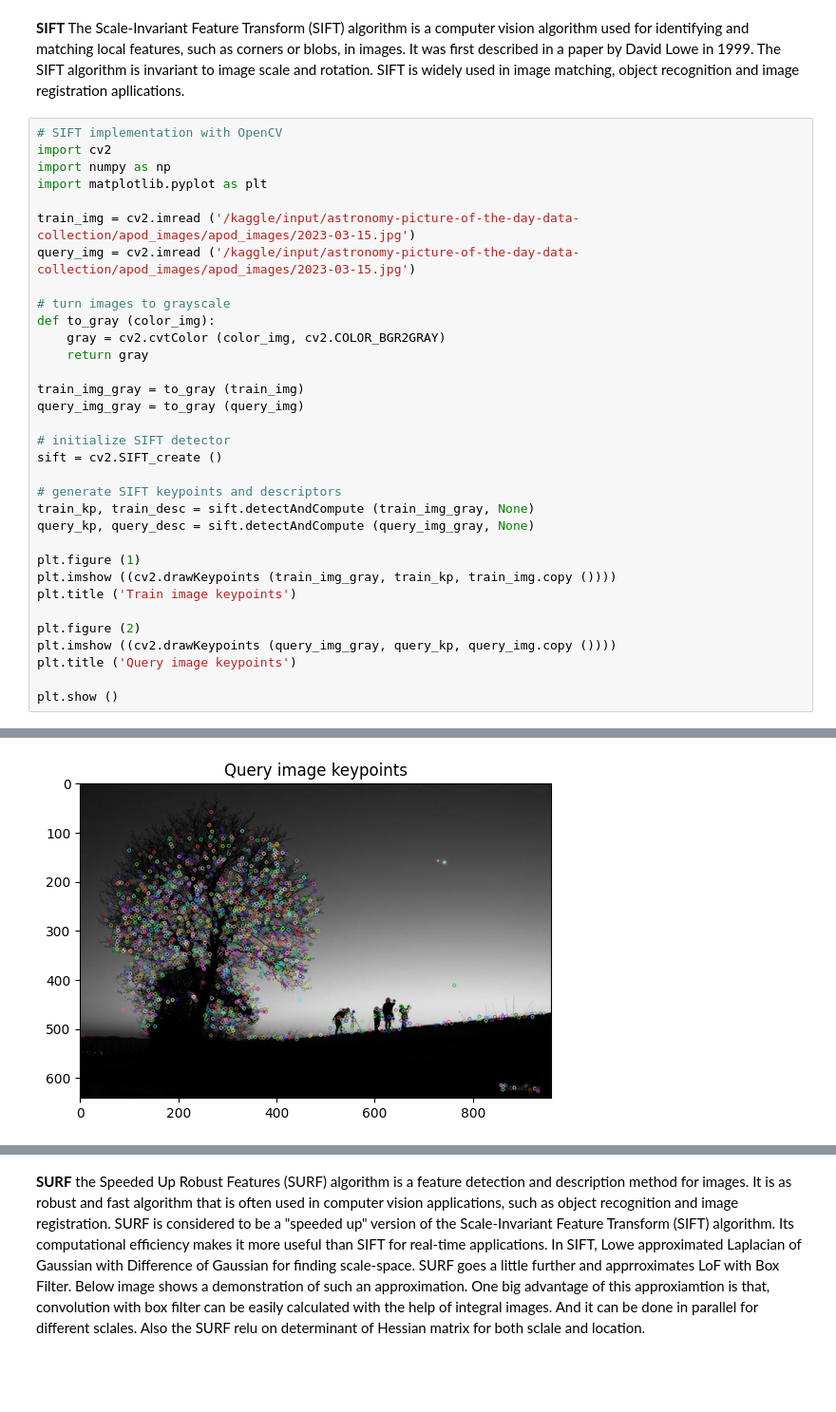
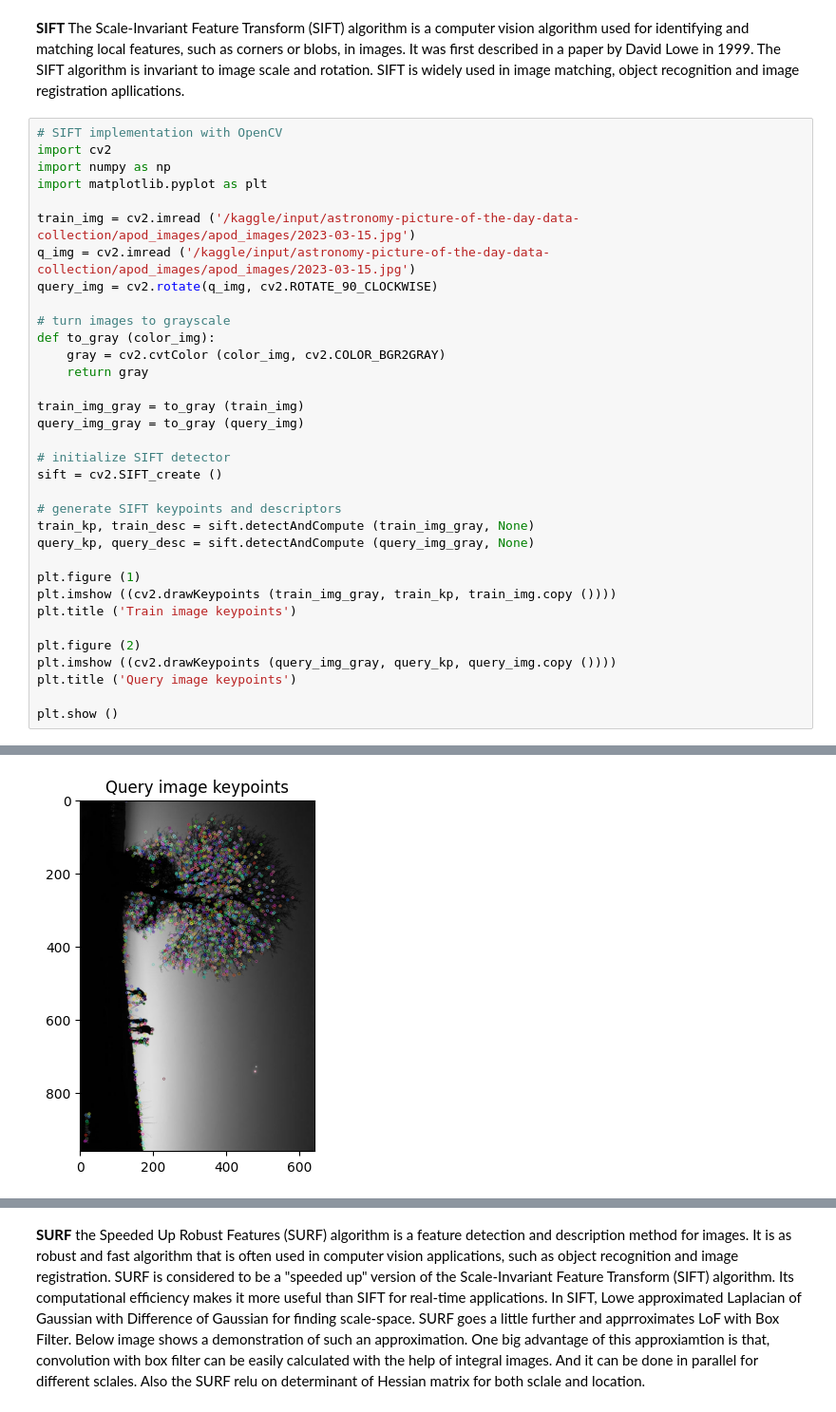
Before and after one commit to AleksandrMorozov123/Computer-vision-with-TensorFlow-Keras-and-OpenCV, a Jupyter notebook: computer-vision-algorithms.ipynb, the cells around one changed output, grey strips where cells are left out. Shown at 95% size. Drawn from its saved outputs; the diff is of its cells as text; blank space fills up the shorter version.

Commit message:
Kaggle Notebook | Computer vision algorithms | Version 4

```diff
--- a/computer-vision-algorithms.ipynb
+++ b/computer-vision-algorithms.ipynb
@@ -44,35 +44,36 @@ import numpy as np
 import matplotlib.pyplot as plt
 
 train_img = cv2.imread ('/kaggle/input/astronomy-picture-of-the-day-data-collection/apod_images/apod_images/2023-03-15.jpg')
-query_img = cv2.imread ('/kaggle/input/astronomy-picture-of-the-day-data-collection/apod_images/apod_images/2023-03-15.jpg')
+q_img = cv2.imread ('/kaggle/input/astronomy-picture-of-the-day-data-collection/apod_images/apod_images/2023-03-15.jpg')
+query_img = cv2.rotate(q_img, cv2.ROTATE_90_CLOCKWISE)
 
 # turn images to grayscale
 def to_gray (color_img):
     gray = cv2.cvtColor (color_img, cv2.COLOR_BGR2GRAY)
     return gray
 
 train_img_gray = to_gray (train_img)
 query_img_gray = to_gray (query_img)
 
 # initialize SIFT detector
 sift = cv2.SIFT_create ()
 
 # generate SIFT keypoints and descriptors
 train_kp, train_desc = sift.detectAndCompute (train_img_gray, None)
 query_kp, query_desc = sift.detectAndCompute (query_img_gray, None)
 
 plt.figure (1)
 plt.imshow ((cv2.drawKeypoints (train_img_gray, train_kp, train_img.copy ())))
 plt.title ('Train image keypoints')
 
 plt.figure (2)
 plt.imshow ((cv2.drawKeypoints (query_img_gray, query_kp, query_img.copy ())))
 plt.title ('Query image keypoints')
 
 plt.show ()
 # %% [output]
 [figure]
-[figure, old version]
+[figure, new version]
 # %%
 # create a BFmatcher object which will match up the SIFT features
 bf = cv2.BFMatcher (cv2.NORM_L2, crossCheck = True)
```
Also changed, not shown: parts of 4 cells of this notebook.
